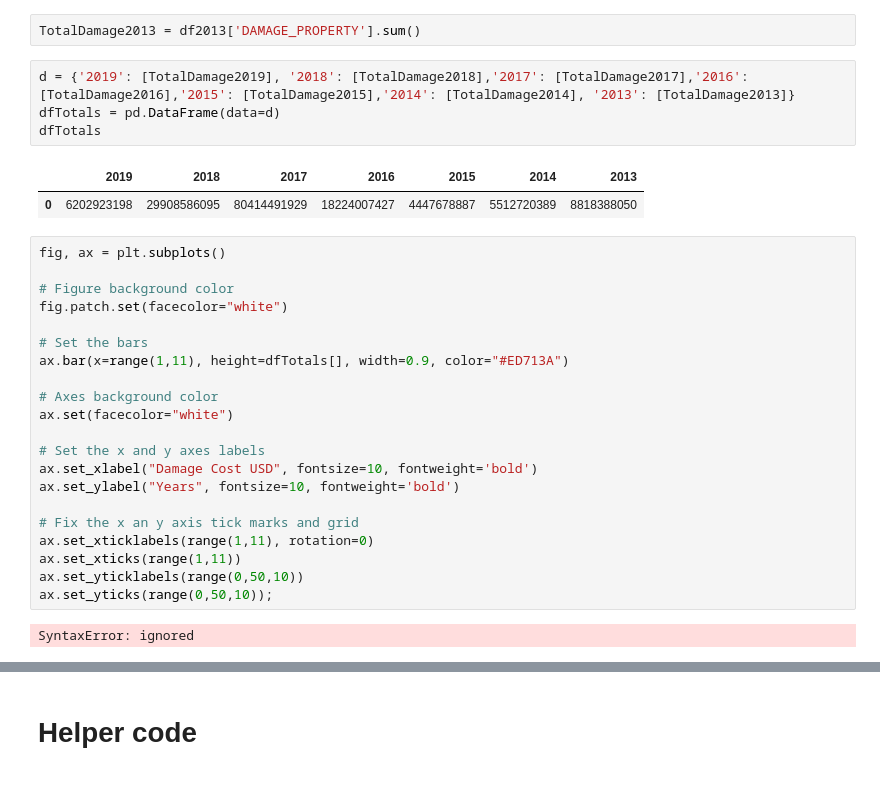
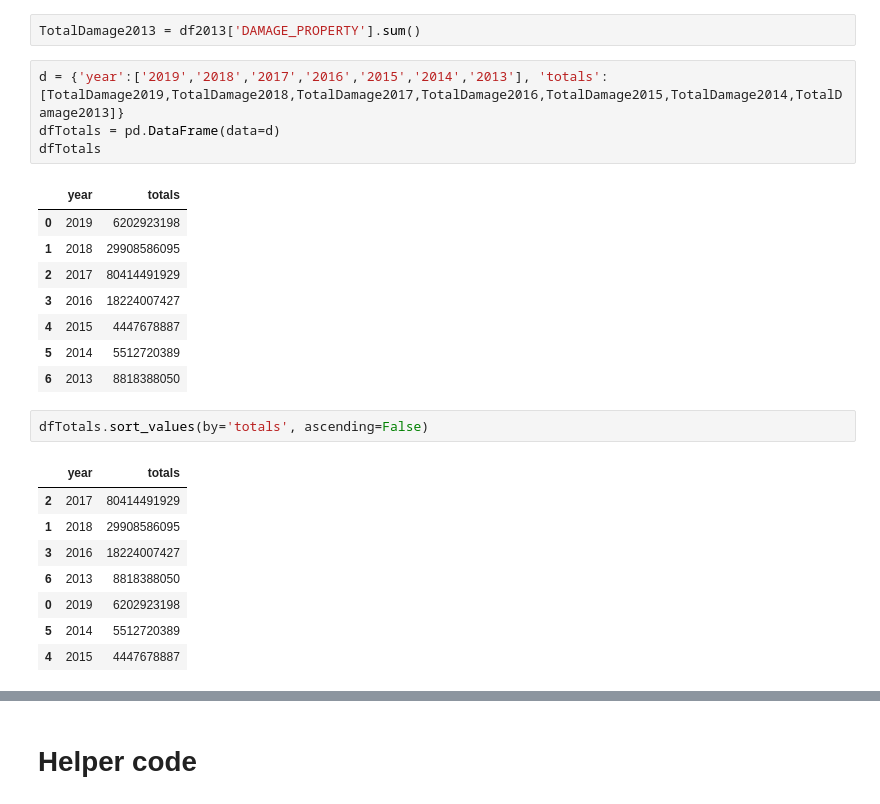
Before and after one commit to lmstephens/Build-Week1, a Jupyter notebook: 2013_2019weather.ipynb, the cells around one changed output, grey strips where cells are left out. Saved outputs shown, nothing was run; the diff lists cells and outputs as text.

```diff
--- a/2013_2019weather.ipynb
+++ b/2013_2019weather.ipynb
@@ -1316,32 +1316,26 @@ TotalDamage2014 = df2014['DAMAGE_PROPERTY'].sum()
 # %%
 TotalDamage2013 = df2013['DAMAGE_PROPERTY'].sum()
 # %%
-d = {'2019': [TotalDamage2019], '2018': [TotalDamage2018],'2017': [TotalDamage2017],'2016': [TotalDamage2016],'2015': [TotalDamage2015],'2014': [TotalDamage2014], '2013': [TotalDamage2013]}
+d = {'year':['2019','2018','2017','2016','2015','2014','2013'], 'totals': [TotalDamage2019,TotalDamage2018,TotalDamage2017,TotalDamage2016,TotalDamage2015,TotalDamage2014,TotalDamage2013]}
 dfTotals = pd.DataFrame(data=d)
 dfTotals
 # %% [output]
-|  | 2019 | 2018 | 2017 | 2016 | 2015 | 2014 | 2013 |
-| 0 | 6202923198 | 29908586095 | 80414491929 | 18224007427 | 4447678887 | 5512720389 | 8818388050 |
+|  | year | totals |
+| 0 | 2019 | 6202923198 |
+| 1 | 2018 | 29908586095 |
+| 2 | 2017 | 80414491929 |
+| 3 | 2016 | 18224007427 |
+| 4 | 2015 | 4447678887 |
+| 5 | 2014 | 5512720389 |
+| 6 | 2013 | 8818388050 |
-# %%
-fig, ax = plt.subplots()
-
-# Figure background color
-fig.patch.set(facecolor="white")
-
-# Set the bars
-ax.bar(x=range(1,11), height=dfTotals[], width=0.9, color="#ED713A")
-
-# Axes background color
-ax.set(facecolor="white")
-
-# Set the x and y axes labels
-ax.set_xlabel("Damage Cost USD", fontsize=10, fontweight='bold')
-ax.set_ylabel("Years", fontsize=10, fontweight='bold')
-
-# Fix the x an y axis tick marks and grid
-ax.set_xticklabels(range(1,11), rotation=0)
-ax.set_xticks(range(1,11))
-ax.set_yticklabels(range(0,50,10))
-ax.set_yticks(range(0,50,10));
-# %% [output]
-SyntaxError: ignored
+# %%
+dfTotals.sort_values(by='totals', ascending=False)
+# %% [output]
+|  | year | totals |
+| 2 | 2017 | 80414491929 |
+| 1 | 2018 | 29908586095 |
+| 3 | 2016 | 18224007427 |
+| 6 | 2013 | 8818388050 |
+| 0 | 2019 | 6202923198 |
+| 5 | 2014 | 5512720389 |
+| 4 | 2015 | 4447678887 |
```
Also changed, not shown: parts of 1 cell of this notebook.
